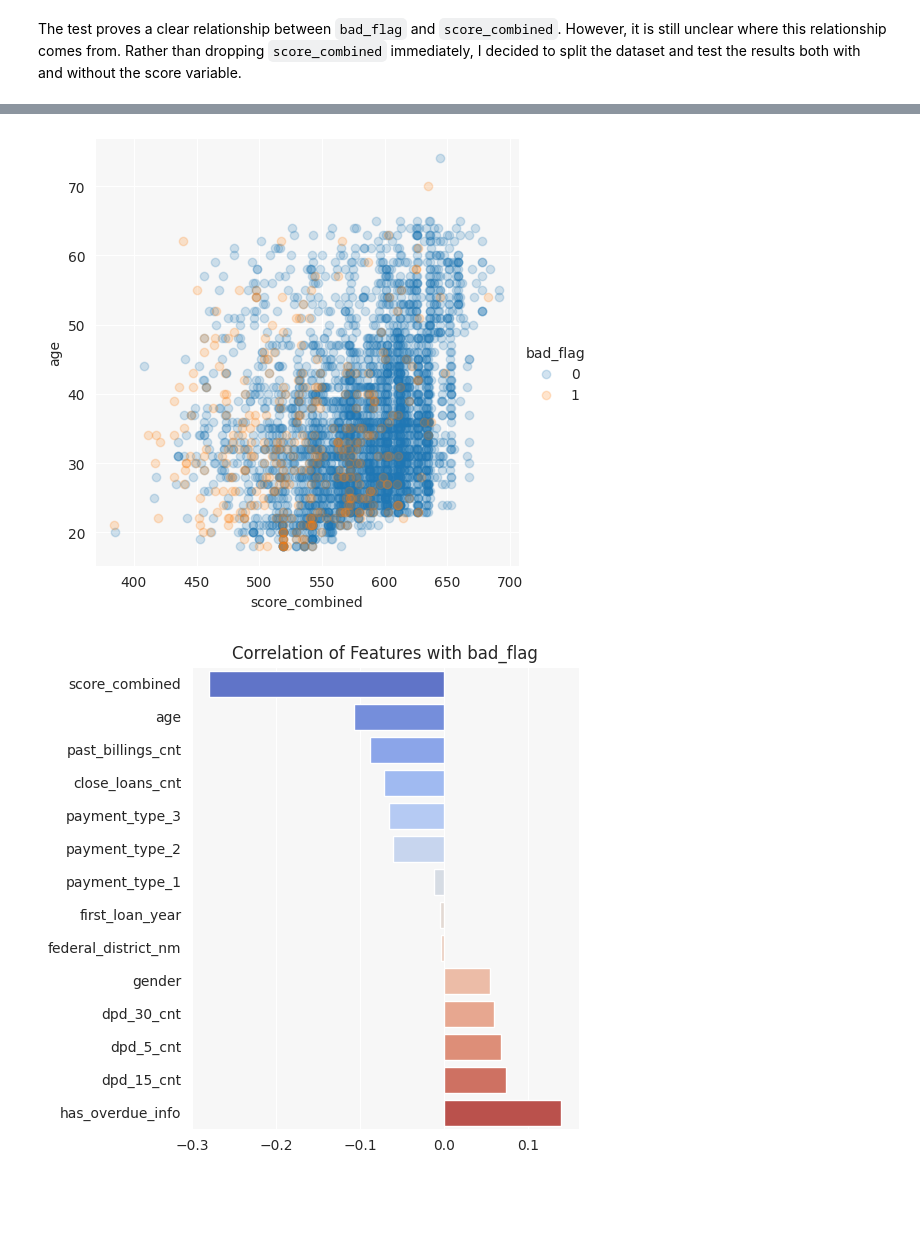
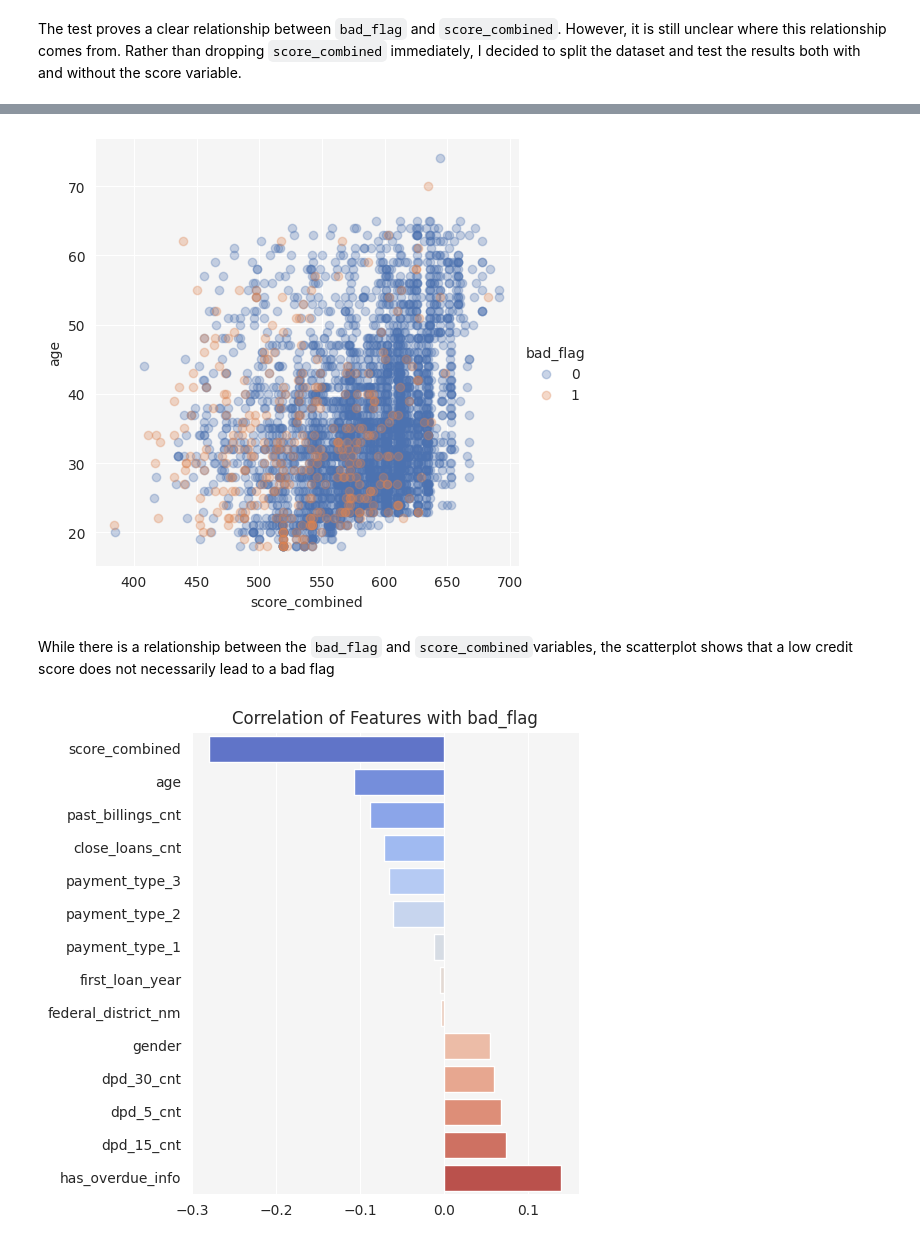
Before and after one commit to PetaGb/fraud-detection, a Jupyter notebook: eda.ipynb, the cells around one changed output, grey strips where cells are left out. Saved outputs shown, nothing was run; the diff lists cells and outputs as text; code cells hidden in the pictures; blank space fills up the shorter version.

```diff
--- a/eda.ipynb
+++ b/eda.ipynb
@@ -257,11 +226,14 @@ plt.show()
 # %%
 sns.lmplot(x='score_combined',
            y='age',
            hue='bad_flag',
            data=df,
+           palette='deep',
            fit_reg=False,
-           scatter_kws={'alpha':0.2})
+           scatter_kws={'alpha':0.3})
 plt.show()
 # %% [output]
-[figure, old version]
+[figure, new version]
+# %% [markdown]
+While there is a relationship between the `bad_flag` and `score_combined`variables, the scatterplot shows that a low credit score does not necessarily lead to a bad flag
 # %%
```
Also changed, not shown: parts of 23 cells of this notebook, 1 other file.
